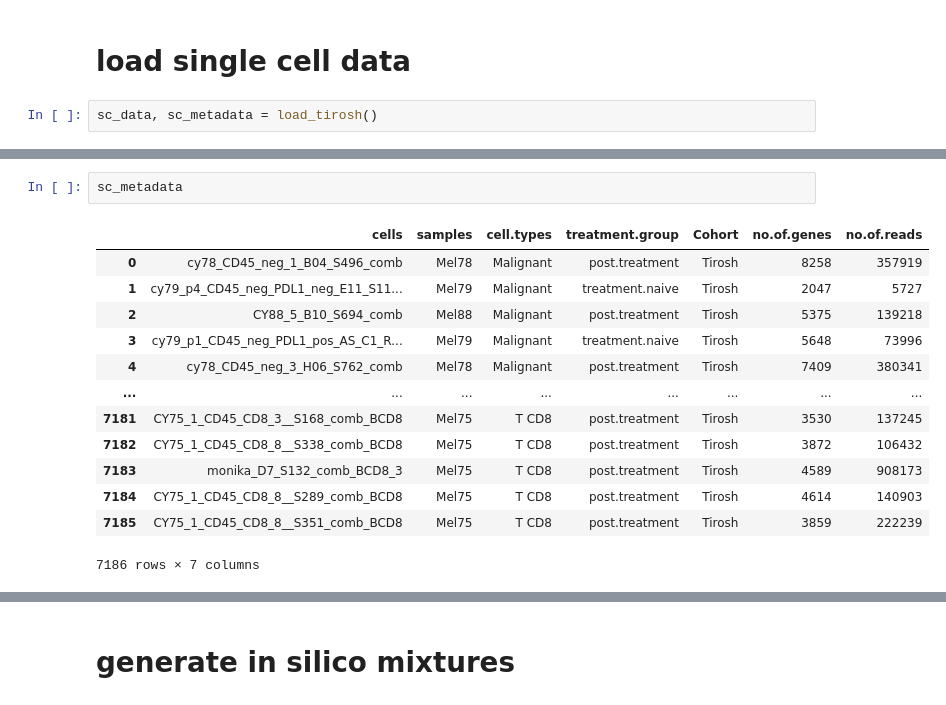
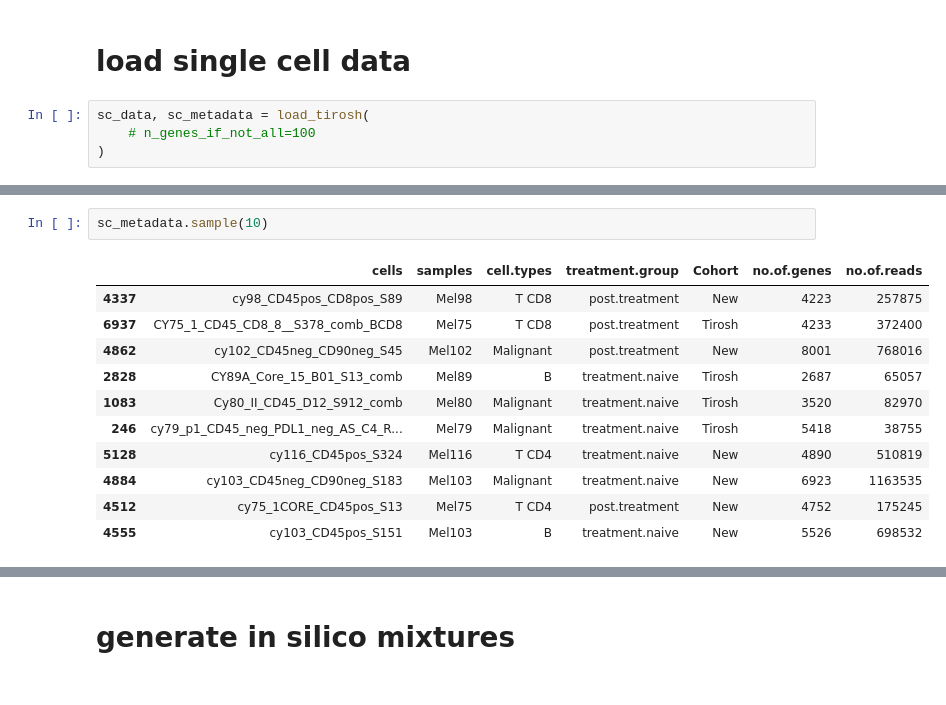
Before and after one commit to davidliu-lab/deconv, a Jupyter notebook: 6a - make cohorts.ipynb, the cells around one changed output, grey strips where cells are left out. Saved outputs shown, nothing was run; the diff lists cells and outputs as text.

```diff
--- a/6a - make cohorts.ipynb
+++ b/6a - make cohorts.ipynb
@@ -15,5 +7,7 @@ from helpers.loading_single_cell_cohorts import load_tirosh
 # %% [markdown]
 # load single cell data
 # %%
-sc_data, sc_metadata = load_tirosh()
+sc_data, sc_metadata = load_tirosh(
+    # n_genes_if_not_all=100
+)
 # %%
@@ -36,16 +29,14 @@ sc_data
 # %%
-sc_metadata
+sc_metadata.sample(10)
 # %% [output]
 |  | cells | samples | cell.types | treatment.group | Cohort | no.of.genes | no.of.reads |
-| 0 | cy78_CD45_neg_1_B04_S496_comb | Mel78 | Malignant | post.treatment | Tirosh | 8258 | 357919 |
-| 1 | cy79_p4_CD45_neg_PDL1_neg_E11_S11... | Mel79 | Malignant | treatment.naive | Tirosh | 2047 | 5727 |
-| 2 | CY88_5_B10_S694_comb | Mel88 | Malignant | post.treatment | Tirosh | 5375 | 139218 |
-| 3 | cy79_p1_CD45_neg_PDL1_pos_AS_C1_R... | Mel79 | Malignant | treatment.naive | Tirosh | 5648 | 73996 |
-| 4 | cy78_CD45_neg_3_H06_S762_comb | Mel78 | Malignant | post.treatment | Tirosh | 7409 | 380341 |
-| ... | ... | ... | ... | ... | ... | ... | ... |
-| 7181 | CY75_1_CD45_CD8_3__S168_comb_BCD8 | Mel75 | T CD8 | post.treatment | Tirosh | 3530 | 137245 |
-| 7182 | CY75_1_CD45_CD8_8__S338_comb_BCD8 | Mel75 | T CD8 | post.treatment | Tirosh | 3872 | 106432 |
-| 7183 | monika_D7_S132_comb_BCD8_3 | Mel75 | T CD8 | post.treatment | Tirosh | 4589 | 908173 |
-| 7184 | CY75_1_CD45_CD8_8__S289_comb_BCD8 | Mel75 | T CD8 | post.treatment | Tirosh | 4614 | 140903 |
-| 7185 | CY75_1_CD45_CD8_8__S351_comb_BCD8 | Mel75 | T CD8 | post.treatment | Tirosh | 3859 | 222239 |
+| 4337 | cy98_CD45pos_CD8pos_S89 | Mel98 | T CD8 | post.treatment | New | 4223 | 257875 |
+| 6937 | CY75_1_CD45_CD8_8__S378_comb_BCD8 | Mel75 | T CD8 | post.treatment | Tirosh | 4233 | 372400 |
+| 4862 | cy102_CD45neg_CD90neg_S45 | Mel102 | Malignant | post.treatment | New | 8001 | 768016 |
+| 2828 | CY89A_Core_15_B01_S13_comb | Mel89 | B | treatment.naive | Tirosh | 2687 | 65057 |
+| 1083 | Cy80_II_CD45_D12_S912_comb | Mel80 | Malignant | treatment.naive | Tirosh | 3520 | 82970 |
+| 246 | cy79_p1_CD45_neg_PDL1_neg_AS_C4_R... | Mel79 | Malignant | treatment.naive | Tirosh | 5418 | 38755 |
+| 5128 | cy116_CD45pos_S324 | Mel116 | T CD4 | treatment.naive | New | 4890 | 510819 |
+| 4884 | cy103_CD45neg_CD90neg_S183 | Mel103 | Malignant | treatment.naive | New | 6923 | 1163535 |
+| 4512 | cy75_1CORE_CD45pos_S13 | Mel75 | T CD4 | post.treatment | New | 4752 | 175245 |
+| 4555 | cy103_CD45pos_S151 | Mel103 | B | treatment.naive | New | 5526 | 698532 |
-7186 rows × 7 columns
```
Also changed, not shown: parts of 9 cells of this notebook, 2 other files.
